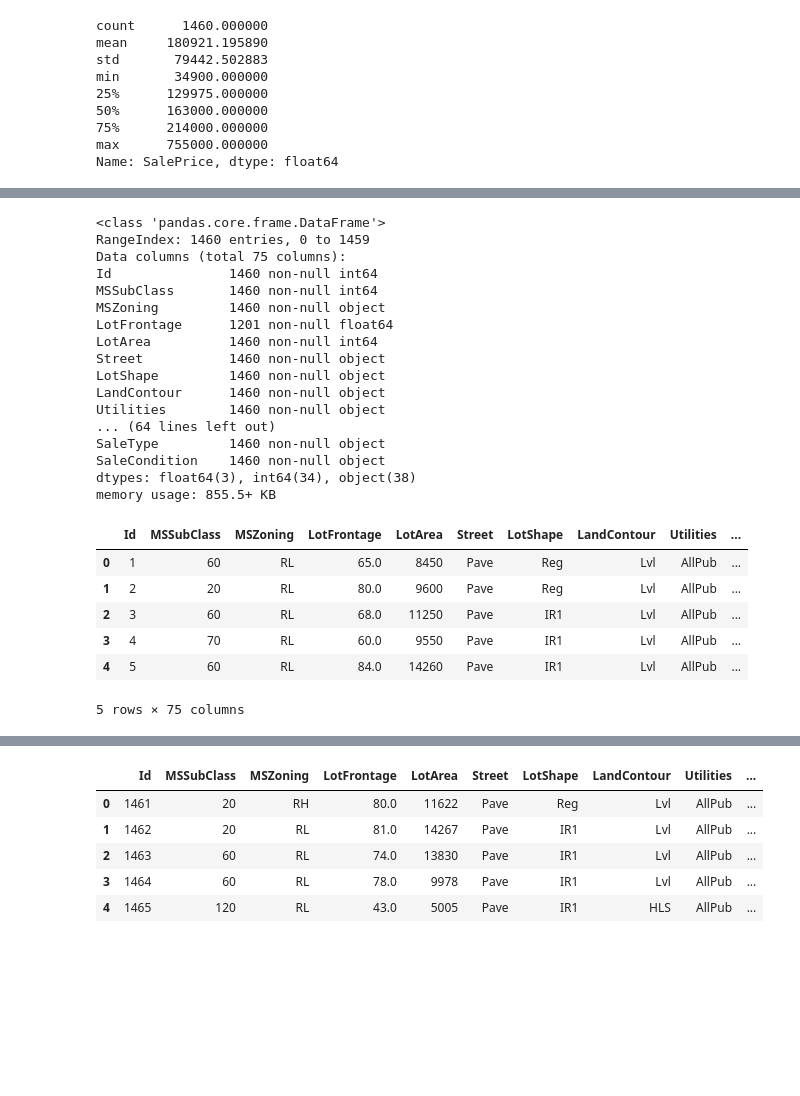
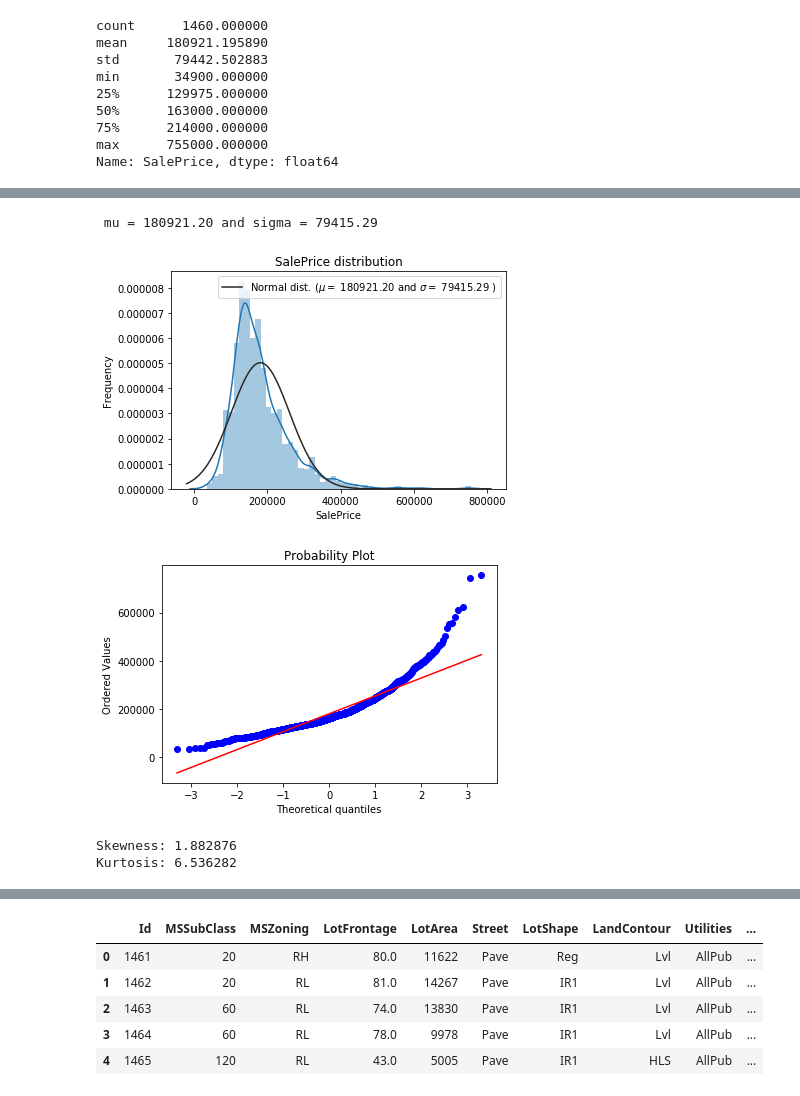
Before and after one commit to YSergey/Kaggle, a Jupyter notebook: House Prices/self.ipynb, the cells around one changed output, grey strips where cells are left out. Cells and saved outputs as stored; diff of their text form; code cells hidden in the pictures; blank space fills up the shorter version.

```diff
--- a/House Prices/self.ipynb
+++ b/House Prices/self.ipynb
@@ -135,30 +51,31 @@ df_test.drop('MiscFeature', axis=1, inplace=True)
-# %%
-X_train.info()
-# %% [output]
-<class 'pandas.core.frame.DataFrame'>
-RangeIndex: 1460 entries, 0 to 1459
-Data columns (total 75 columns):
-Id               1460 non-null int64
-MSSubClass       1460 non-null int64
-MSZoning         1460 non-null object
-LotFrontage      1201 non-null float64
-LotArea          1460 non-null int64
-Street           1460 non-null object
-LotShape         1460 non-null object
-LandContour      1460 non-null object
-Utilities        1460 non-null object
-... (64 lines left out)
-SaleType         1460 non-null object
-SaleCondition    1460 non-null object
-dtypes: float64(3), int64(34), object(38)
-memory usage: 855.5+ KB
-# %%
-X_train.head()
-# %% [output]
-|  | Id | MSSubClass | MSZoning | LotFrontage | LotArea | Street | LotShape | LandContour | Utilities | ... |
-| 0 | 1 | 60 | RL | 65.0 | 8450 | Pave | Reg | Lvl | AllPub | ... |
-| 1 | 2 | 20 | RL | 80.0 | 9600 | Pave | Reg | Lvl | AllPub | ... |
-| 2 | 3 | 60 | RL | 68.0 | 11250 | Pave | IR1 | Lvl | AllPub | ... |
-| 3 | 4 | 70 | RL | 60.0 | 9550 | Pave | IR1 | Lvl | AllPub | ... |
-| 4 | 5 | 60 | RL | 84.0 | 14260 | Pave | IR1 | Lvl | AllPub | ... |
-5 rows × 75 columns
+# %%
+import matplotlib.pyplot as plt
+import seaborn as sns
+
+from scipy.stats import skew
+from scipy import stats
+from scipy.stats.stats import pearsonr
+from scipy.stats import norm
+
+# Plot Histogram
+sns.distplot(df_train['SalePrice'] , fit=norm);
+
+# Get the fitted parameters used by the function
+(mu, sigma) = norm.fit(df_train['SalePrice'])
+print( '\n mu = {:.2f} and sigma = {:.2f}\n'.format(mu, sigma))
+plt.legend(['Normal dist. ($\mu=$ {:.2f} and $\sigma=$ {:.2f} )'.format(mu, sigma)],loc='best')
+plt.ylabel('Frequency')
+plt.title('SalePrice distribution')
+
+fig = plt.figure()
+res = stats.probplot(df_train['SalePrice'], plot=plt)
+plt.show()
+
+print("Skewness: %f" % df_train['SalePrice'].skew())
+print("Kurtosis: %f" % df_train['SalePrice'].kurt())
+# %% [output]
+ mu = 180921.20 and sigma = 79415.29
+[figure, added]
+[figure, added]
+Skewness: 1.882876
+Kurtosis: 6.536282
```
Also changed, not shown: parts of 17 cells of this notebook.
